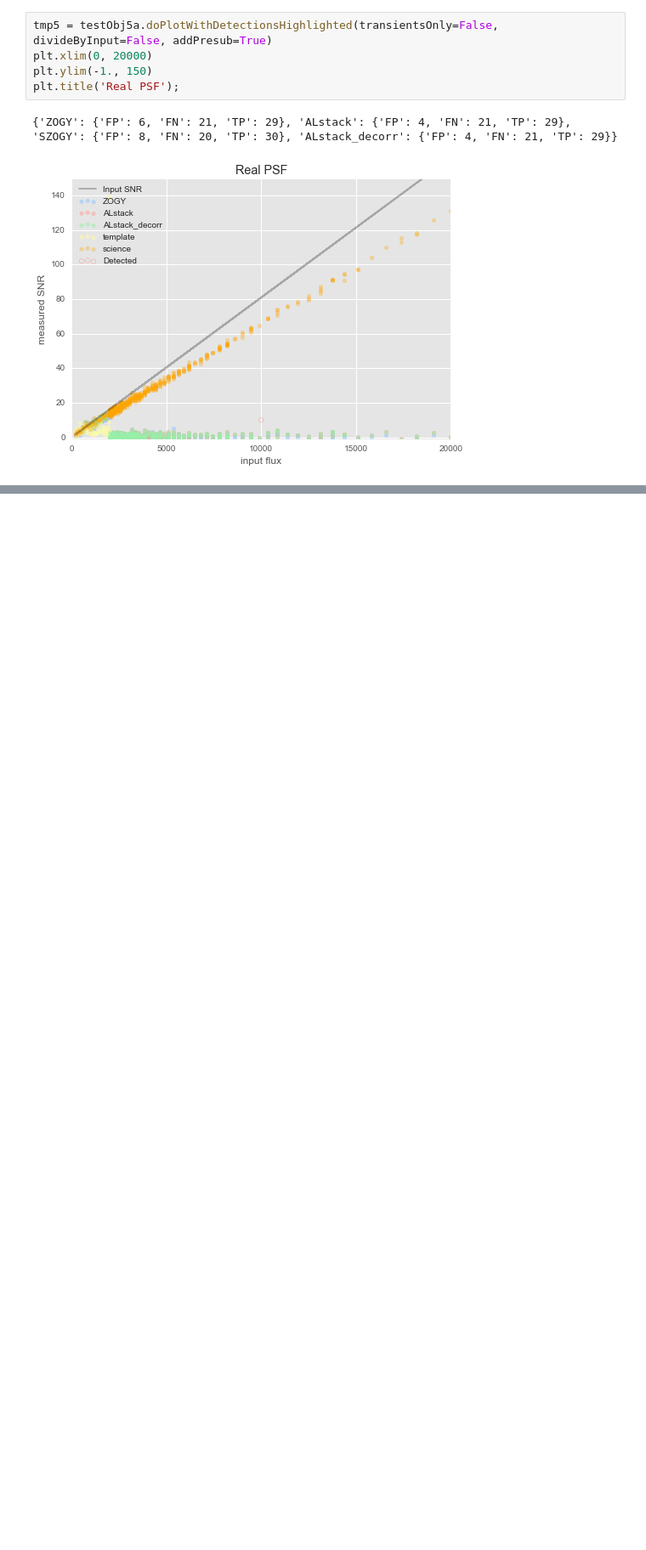
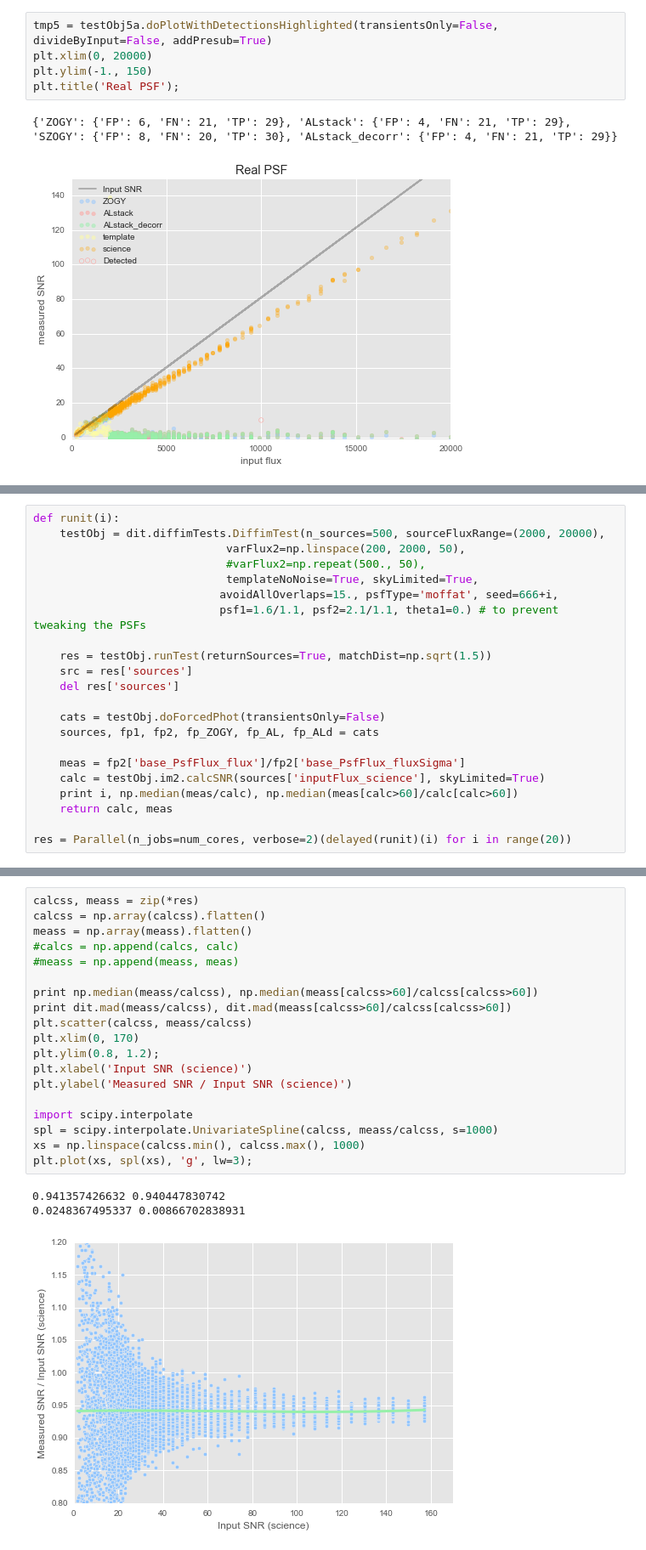
Before and after one commit to lsst-dm/diffimTests, a Jupyter notebook: 30. 4a. other psf models-real PSFs.ipynb, the cells around one changed output, grey strips where cells are left out. Shown at 85% size. Saved outputs shown, nothing was run; the diff lists cells and outputs as text; blank space fills up the shorter version.

```diff
--- a/30. 4a. other psf models-real PSFs.ipynb
+++ b/30. 4a. other psf models-real PSFs.ipynb
@@ -470,0 +468,22 @@ The slowest run took 4.35 times longer than the fastest. This could mean that an
+# %%
+def runit(i):
+    testObj = dit.diffimTests.DiffimTest(n_sources=500, sourceFluxRange=(2000, 20000),
+                             varFlux2=np.linspace(200, 2000, 50),
+                             #varFlux2=np.repeat(500., 50),
+                             templateNoNoise=True, skyLimited=True,
+                            avoidAllOverlaps=15., psfType='moffat', seed=666+i,
+                            psf1=1.6/1.1, psf2=2.1/1.1, theta1=0.) # to prevent tweaking the PSFs
+
+    res = testObj.runTest(returnSources=True, matchDist=np.sqrt(1.5))
+    src = res['sources']
+    del res['sources']
+
+    cats = testObj.doForcedPhot(transientsOnly=False)
+    sources, fp1, fp2, fp_ZOGY, fp_AL, fp_ALd = cats
+
+    meas = fp2['base_PsfFlux_flux']/fp2['base_PsfFlux_fluxSigma']
+    calc = testObj.im2.calcSNR(sources['inputFlux_science'], skyLimited=True)
+    print i, np.median(meas/calc), np.median(meas[calc>60]/calc[calc>60])
+    return calc, meas
+
+res = Parallel(n_jobs=num_cores, verbose=2)(delayed(runit)(i) for i in range(20))
@@ -470,0 +512,23 @@ The slowest run took 4.35 times longer than the fastest. This could mean that an
+# %%
+calcss, meass = zip(*res)
+calcss = np.array(calcss).flatten()
+meass = np.array(meass).flatten()
+#calcs = np.append(calcs, calc)
+#meass = np.append(meass, meas)
+
+print np.median(meass/calcss), np.median(meass[calcss>60]/calcss[calcss>60])
+print dit.mad(meass/calcss), dit.mad(meass[calcss>60]/calcss[calcss>60])
+plt.scatter(calcss, meass/calcss)
+plt.xlim(0, 170)
+plt.ylim(0.8, 1.2);
+plt.xlabel('Input SNR (science)')
+plt.ylabel('Measured SNR / Input SNR (science)')
+
+import scipy.interpolate
+spl = scipy.interpolate.UnivariateSpline(calcss, meass/calcss, s=1000)
+xs = np.linspace(calcss.min(), calcss.max(), 1000)
+plt.plot(xs, spl(xs), 'g', lw=3);
+# %% [output]
+0.941357426632 0.940447830742
+0.0248367495337 0.00866702838931
+[figure, added]
```
Also changed, not shown: parts of 14 cells of this notebook, 4 other files.
